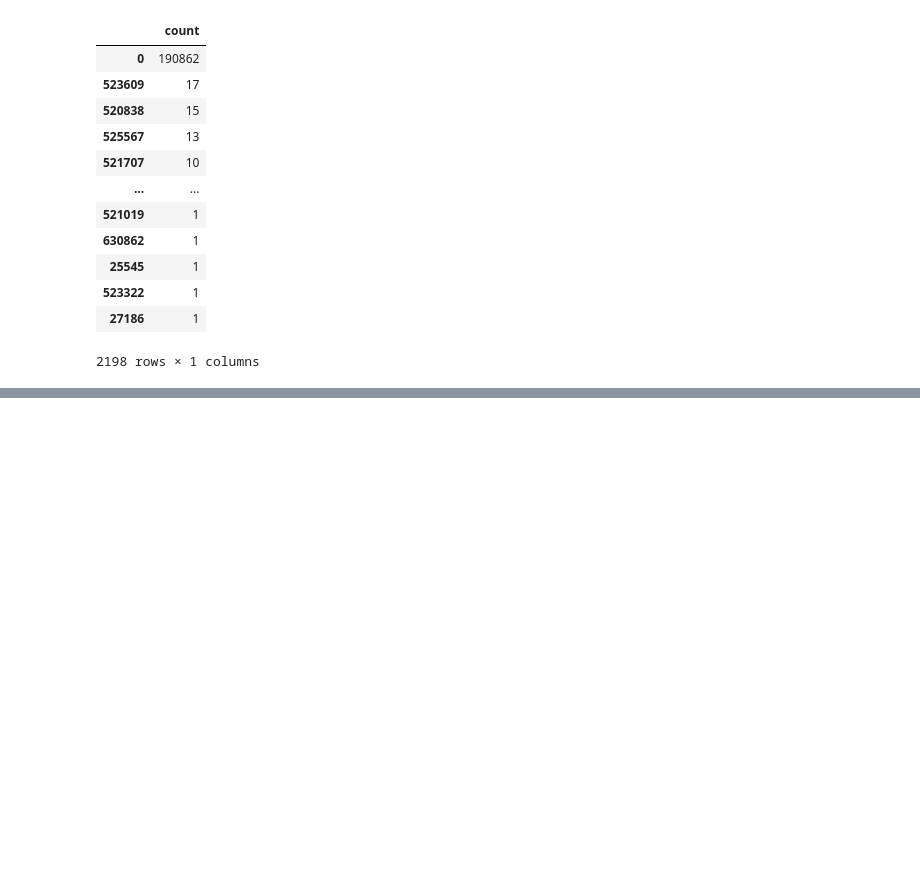
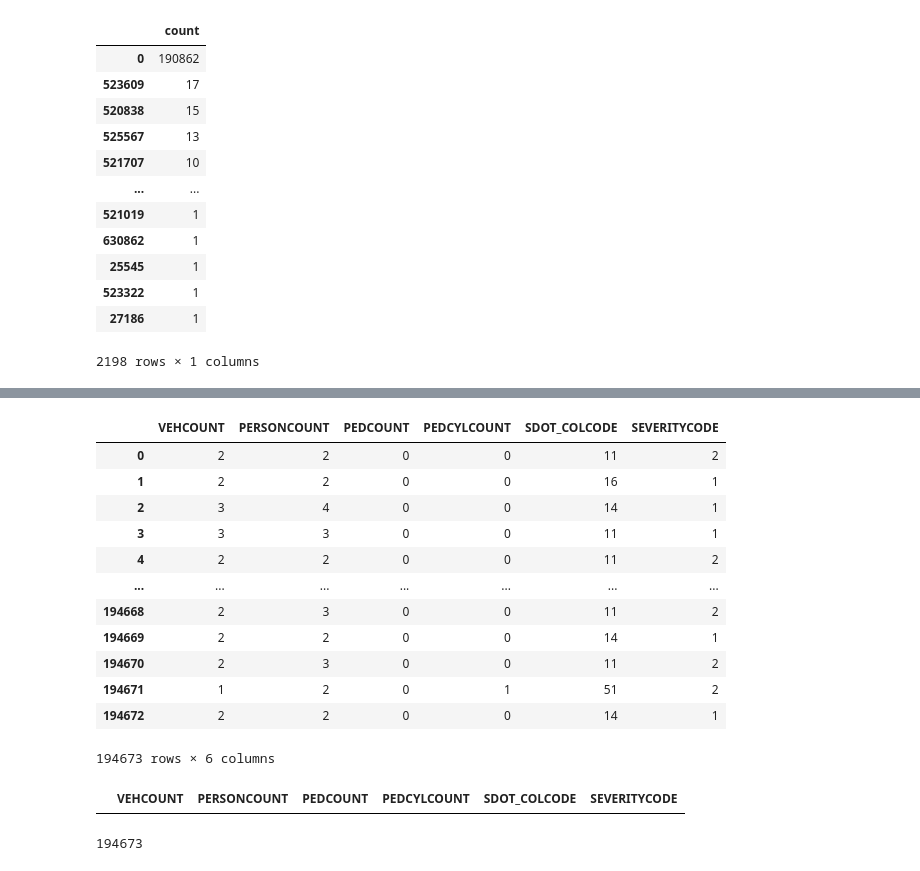
Before and after one commit to aks97cs/applied-datascience-on-car-collision, a Jupyter notebook: car-collision-capston.ipynb, the cells around one changed output, grey strips where cells are left out. Cells and saved outputs as stored; diff of their text form; code cells hidden in the pictures; blank space fills up the shorter version.

```diff
--- a/car-collision-capston.ipynb
+++ b/car-collision-capston.ipynb
@@ -236,4 +236,4 @@ df['CROSSWALKKEY'].value_counts().to_frame('count') # not a feature for severity
 2198 rows × 1 columns
 # %%
 # final feaure list
-features = ['VEHCOUNT', 'PERSONCOUNT', 'PEDCOUNT', 'PEDCYLCOUNT', 'SDOT_COLCODE']
+features = ['VEHCOUNT', 'PERSONCOUNT', 'PEDCOUNT', 'PEDCYLCOUNT', 'SDOT_COLCODE', 'SEVERITYCODE']
@@ -239,0 +242,2 @@ features = ['VEHCOUNT', 'PERSONCOUNT', 'PEDCOUNT', 'PEDCYLCOUNT', 'SDOT_COLCODE'
+# %%
+feature_df = df[features]
@@ -239,0 +253,24 @@ features = ['VEHCOUNT', 'PERSONCOUNT', 'PEDCOUNT', 'PEDCYLCOUNT', 'SDOT_COLCODE'
+# %%
+feature_df
+# %% [output]
+|  | VEHCOUNT | PERSONCOUNT | PEDCOUNT | PEDCYLCOUNT | SDOT_COLCODE | SEVERITYCODE |
+| 0 | 2 | 2 | 0 | 0 | 11 | 2 |
+| 1 | 2 | 2 | 0 | 0 | 16 | 1 |
+| 2 | 3 | 4 | 0 | 0 | 14 | 1 |
+| 3 | 3 | 3 | 0 | 0 | 11 | 1 |
+| 4 | 2 | 2 | 0 | 0 | 11 | 2 |
+| ... | ... | ... | ... | ... | ... | ... |
+| 194668 | 2 | 3 | 0 | 0 | 11 | 2 |
+| 194669 | 2 | 2 | 0 | 0 | 14 | 1 |
+| 194670 | 2 | 3 | 0 | 0 | 11 | 2 |
+| 194671 | 1 | 2 | 0 | 1 | 51 | 2 |
+| 194672 | 2 | 2 | 0 | 0 | 14 | 1 |
+194673 rows × 6 columns
+# %%
+feature_df[feature_df['SEVERITYCODE'] == np.nan]
+# %% [output]
+|  | VEHCOUNT | PERSONCOUNT | PEDCOUNT | PEDCYLCOUNT | SDOT_COLCODE | SEVERITYCODE |
+# %%
+len(feature_df)
+# %% [output]
+194673
```
Also changed, not shown: parts of 18 cells of this notebook.
